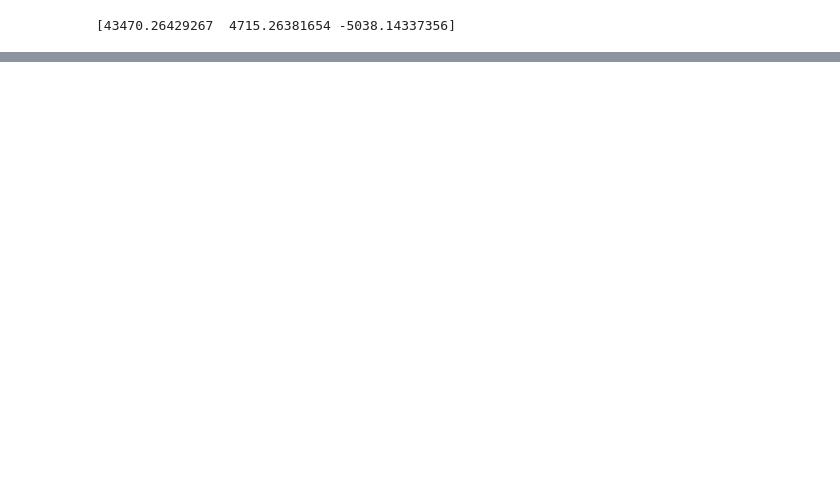
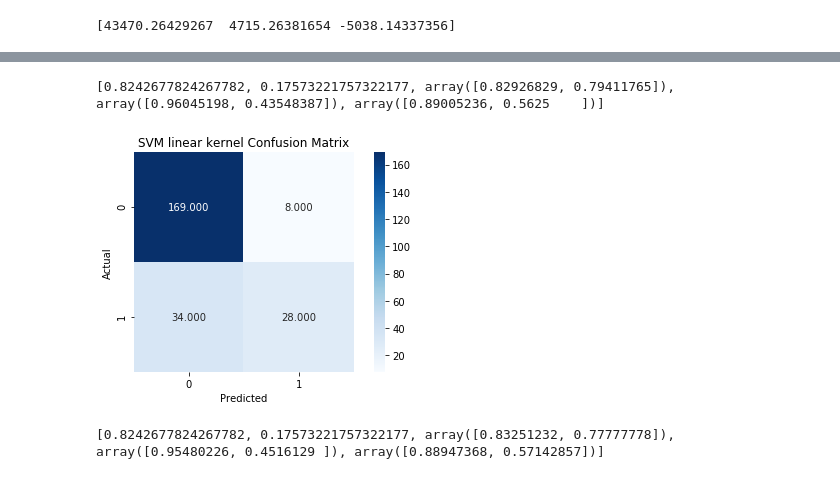
Before and after one commit to furqaanali/Election-Demographics-Modeling, a Jupyter notebook: project_02.ipynb, the cells around one changed output, grey strips where cells are left out. Saved outputs shown, nothing was run; the diff lists cells and outputs as text; code cells hidden in the pictures; blank space fills up the shorter version.

```diff
--- a/project_02.ipynb
+++ b/project_02.ipynb
@@ -224,0 +335,33 @@ print(R_squared)
+# %%
+accuracy = metrics.accuracy_score(classifier_y_test,y_pred)
+error = 1 - accuracy
+precision = metrics.precision_score(classifier_y_test,y_pred,average = None)
+recall = metrics.recall_score(classifier_y_test,y_pred,average=None)
+F1_score = metrics.f1_score(classifier_y_test,y_pred,average = None)
+print([accuracy,error,precision,recall,F1_score])
+# %% [output]
+[0.8242677824267782, 0.17573221757322177, array([0.82926829, 0.79411765]), array([0.96045198, 0.43548387]), array([0.89005236, 0.5625    ])]
+# %%
+#SVMs
+#First try to find the best kernel
+classifier = SVC(kernel = 'linear')
+classifier.fit(x_train_scaled,classifier_y_train)
+y_pred = classifier.predict(x_val_scaled)
+
+conf_matrix = metrics.confusion_matrix(classifier_y_test,y_pred)
+sns.heatmap(conf_matrix,annot=True,fmt=".3f",square = True, cmap = plt.cm.Blues)
+plt.ylabel('Actual')
+plt.xlabel('Predicted')
+plt.title('SVM linear kernel Confusion Matrix')
+plt.tight_layout()
+# %% [output]
+[figure, added]
+# %%
+accuracy = metrics.accuracy_score(classifier_y_test,y_pred)
+error = 1 - accuracy
+precision = metrics.precision_score(classifier_y_test,y_pred,average = None)
+recall = metrics.recall_score(classifier_y_test,y_pred,average=None)
+F1_score = metrics.f1_score(classifier_y_test,y_pred,average = None)
+print([accuracy,error,precision,recall,F1_score])
+# %% [output]
+[0.8242677824267782, 0.17573221757322177, array([0.83251232, 0.77777778]), array([0.95480226, 0.4516129 ]), array([0.88947368, 0.57142857])]
```
Also changed, not shown: parts of 36 cells of this notebook.
